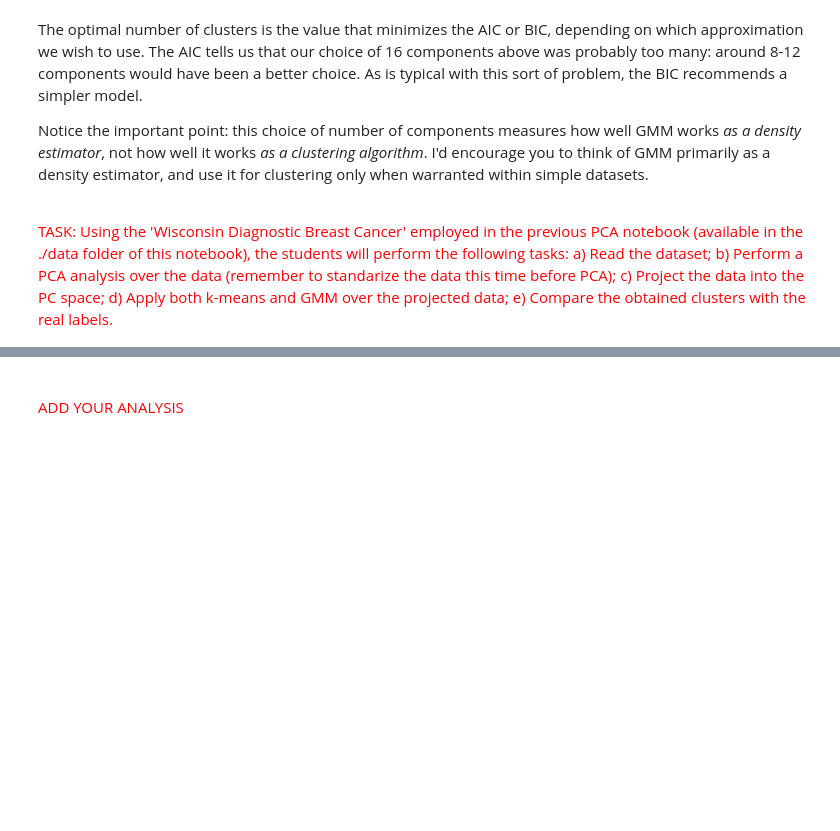
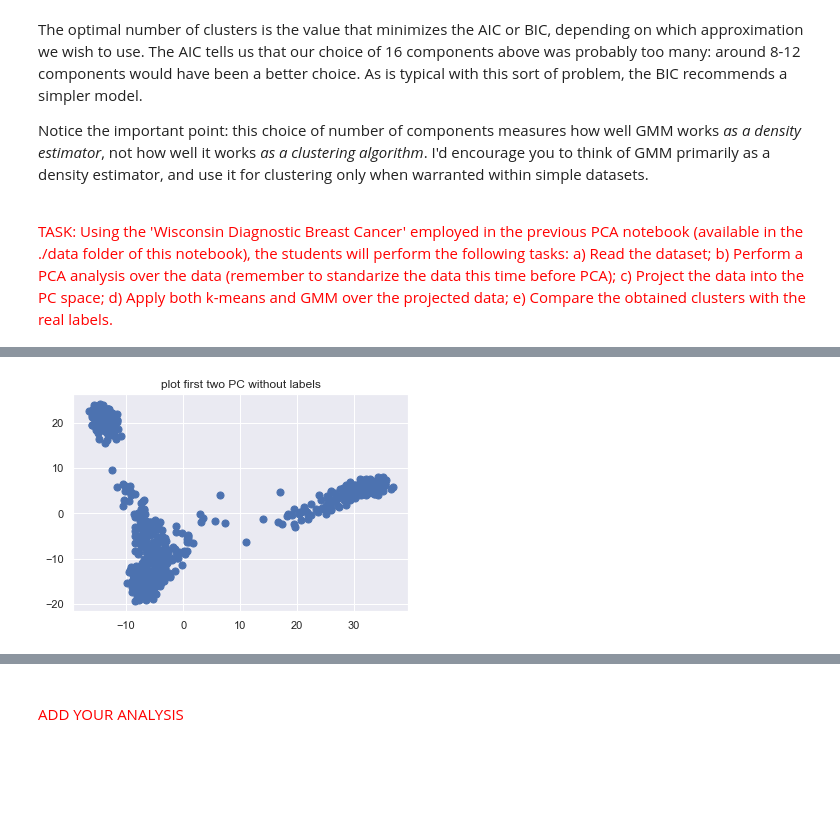
Before and after one commit to Javimh18/RESPT, a Jupyter notebook: Part-I/Lab2/notebook_Clustering.ipynb, the cells around one changed output, grey strips where cells are left out. Saved outputs shown, nothing was run; the diff lists cells and outputs as text; code cells hidden in the pictures; blank space fills up the shorter version.

```diff
--- a/Part-I/Lab2/notebook_Clustering.ipynb
+++ b/Part-I/Lab2/notebook_Clustering.ipynb
@@ -403,0 +402,84 @@ I'd encourage you to think of GMM primarily as a density estimator, and use it f
+# %%
+# Add your code
+
+from sklearn.decomposition import PCA
+import sklearn
+import matplotlib.pyplot as plt
+import pandas as pd
+import seaborn as sns
+
+## a) Read the dataset
+
+# read the SNP table
+df_snp = pd.read_csv('./data/geno_table.txt', delimiter='\t',
+                     index_col='snp_id').transpose()
+
+# convert the dato to type float
+df_snp = df_snp.astype(np.float)
+
+
+## b) Perform a PCA analysis over the data (remember to standarize the data this time before PCA)
+
+# standardize the data before performing PCA
+# we use .drop to remove the gender, pop and super_pop columns to avoid errors.
+df_snp_std = sklearn.preprocessing.StandardScaler().fit_transform(
+                            df_snp)
+
+# define the number of components of the PCA domain
+n_components=50
+snp_pca = PCA(n_components=n_components)
+
+
+## c) Project the data into the PC space
+
+# project the data into this new PCA space
+snp_pca.fit(df_snp_std)
+df_snp_pca = snp_pca.transform(df_snp_std)
+
+# convert dataframe to array
+X=np.array(df_snp_pca)
+
+# plot first two PC without labels
+plt.figure()
+plt.scatter(X[:, 0], X[:, 1], s=50, cmap='viridis');
+plt.title('plot first two PC without labels')
+
+## d) Apply both k-means and GMM over the projected data
+
+# K-means
+# two of the most important paremeters of k-means are the number of clusters and the initialization
+# here we will use four clusters and random initialization
+kmeans = KMeans(n_clusters=4)
+
+# estimate model parameters with the EM algorithm
+kmeans.fit(X)
+
+# predict the closest cluster each sample in X belongs to
+y_kmeans = kmeans.predict(X)
+
+# plot the original data and the predicted clusters
+plt.figure()
+plt.scatter(X[:, 0], X[:, 1], c=y_kmeans, s=50, cmap='viridis')
+
+# plot the cluster centers
+centers = kmeans.cluster_centers_
+plt.scatter(centers[:, 0], centers[:, 1], c='black', s=200, alpha=0.5);
+plt.title('plot first two PC with K-Means')
+
+# GMM
+# import the Gaussian Mixture Model algorithm from sklearn
+from sklearn.mixture import GaussianMixture as GMM
+
+
+# estimate model parameters with the EM algorithm, we will use four gaussian functions
+gmm = GMM(n_components=4).fit(X)
+
+# predict the labels for the data samples in X using trained model
+labels = gmm.predict(X)
+plt.figure()
+plt.scatter(X[:, 0], X[:, 1], c=labels, s=40, cmap='viridis');
+plt.title('plot first two PC with GMM')
+
+
+## e) Compare the obtained clusters with the real labels.
+# %% [output]
@@ -403,0 +487 @@ I'd encourage you to think of GMM primarily as a density estimator, and use it f
+[figure, added]
```
Also changed, not shown: parts of 10 cells of this notebook.
